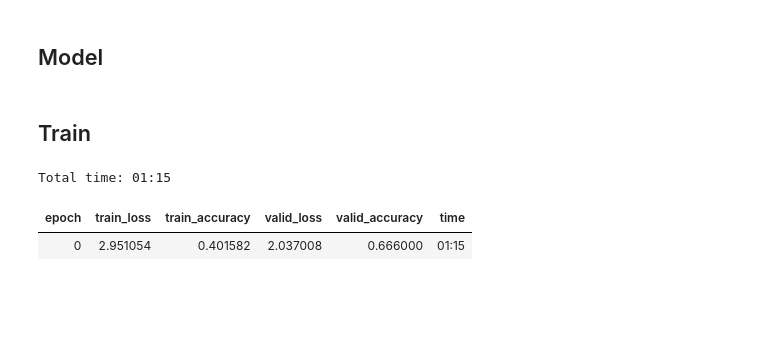
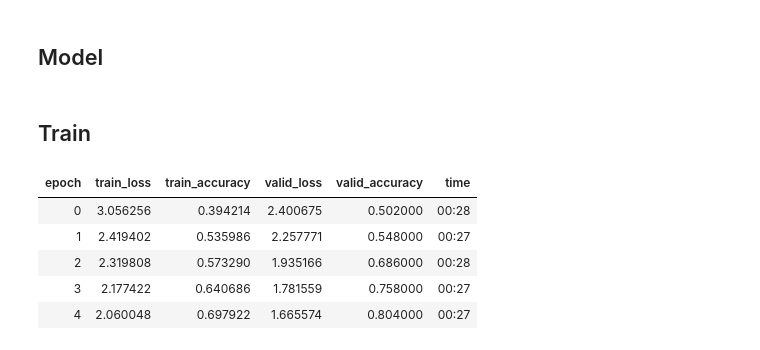
Before and after one commit to fastai/fastai_dev, a Jupyter notebook: dev_course/dl2/13_train_imagenette.ipynb, the cells around one changed output. Cells and saved outputs as stored; diff of their text form; code cells hidden in the pictures; blank space fills up the shorter version.

```diff
--- a/dev_course/dl2/13_train_imagenette.ipynb
+++ b/dev_course/dl2/13_train_imagenette.ipynb
@@ -186,16 +184,25 @@ sched_mom = combine_scheds([0.5,0.5], [sched_cos(0.95,0.85), sched_cos(0.85, 0.9
 cbfs = [partial(AvgStatsCallback,accuracy),
         CudaCallback,
         partial(BatchTransformXCallback, norm_imagenette),
-        MixedPrecision,
+        #MixedPrecision,
         partial(MixUp, alpha=0.2),
-        partial(ParamScheduler, 'lr', sched_lr),
-        partial(ParamScheduler, 'mom', sched_mom)]
+        partial(ParamScheduler, 'lr', sched_lr),]
+        #partial(ParamScheduler, 'mom', sched_mom)]
+# %%
+adam = partial(StatefulOptimizer, steppers=AdamStep(), stats=[AverageGrad(dampening=True), AverageSqrGrad(), StepCount()],
+                                                             mom=0.9, mom_sqr=0.99, eps=1e-7)
+# %%
+learn = get_learner(nfs, data, 4e-3 * bs/256, conv_layer, cb_funcs=cbfs, opt_func = adam,
+                    loss_func = LabelSmoothingCrossEntropy())
 # %%
-learn = get_learner(nfs, data, 4e-3 * bs/256, conv_layer, cb_funcs=cbfs, opt_func = partial(optim.Adam, betas=(0.9,0.99)),
-                    loss_func = LabelSmoothingCrossEntropy())
+#learn = get_learner(nfs, data, 4e-3 * bs/256, conv_layer, cb_funcs=cbfs, opt_func = partial(optim.Adam, betas=(0.9,0.9), eps=1e-7),
+#                   loss_func = LabelSmoothingCrossEntropy())
 # %%
-learn.fit(1)
+learn.fit(5)
 # %% [output]
-Total time: 01:15
 | epoch | train_loss | train_accuracy | valid_loss | valid_accuracy | time |
-| 0 | 2.951054 | 0.401582 | 2.037008 | 0.666000 | 01:15 |
+| 0 | 3.056256 | 0.394214 | 2.400675 | 0.502000 | 00:28 |
+| 1 | 2.419402 | 0.535986 | 2.257771 | 0.548000 | 00:27 |
+| 2 | 2.319808 | 0.573290 | 1.935166 | 0.686000 | 00:28 |
+| 3 | 2.177422 | 0.640686 | 1.781559 | 0.758000 | 00:27 |
+| 4 | 2.060048 | 0.697922 | 1.665574 | 0.804000 | 00:27 |
```
Also changed, not shown: parts of 3 cells of this notebook, 3 other files.
